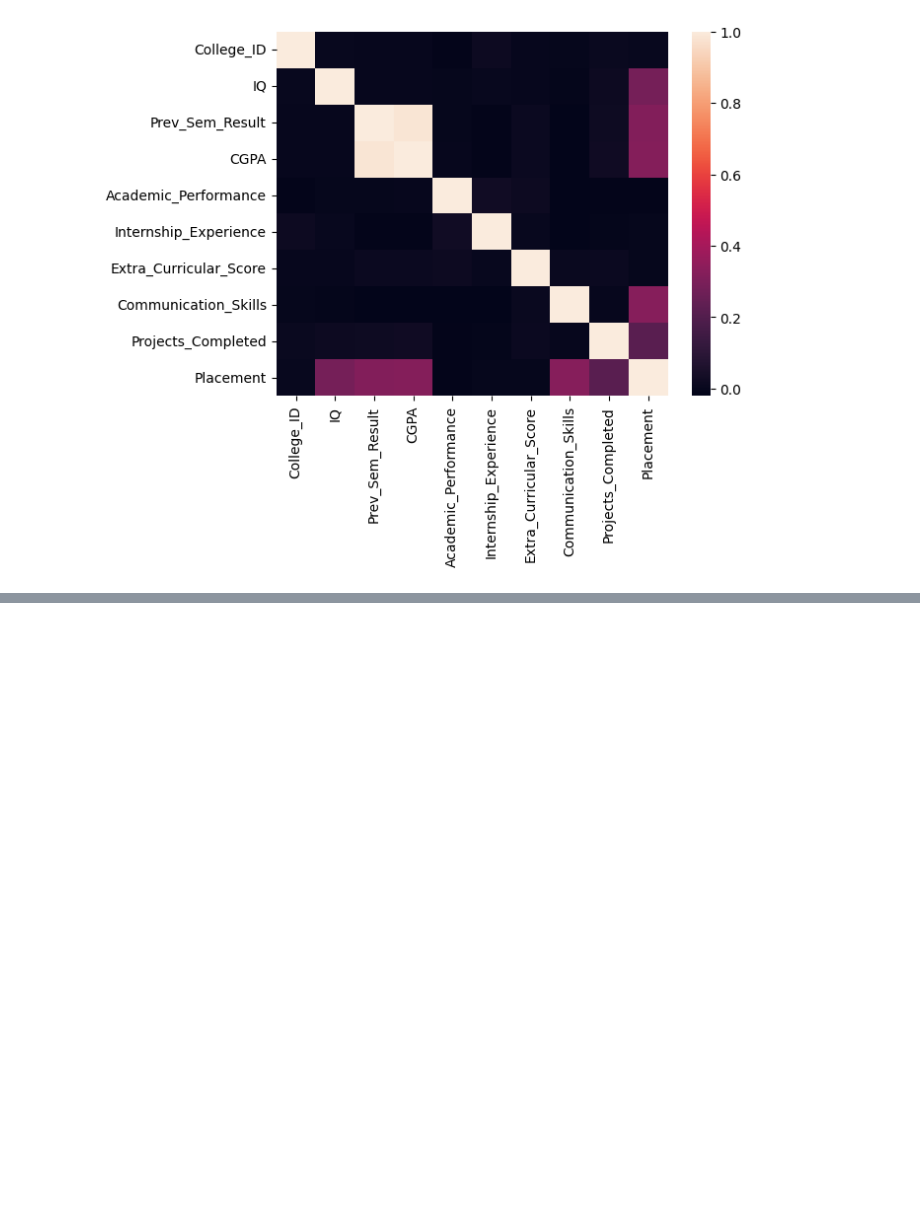
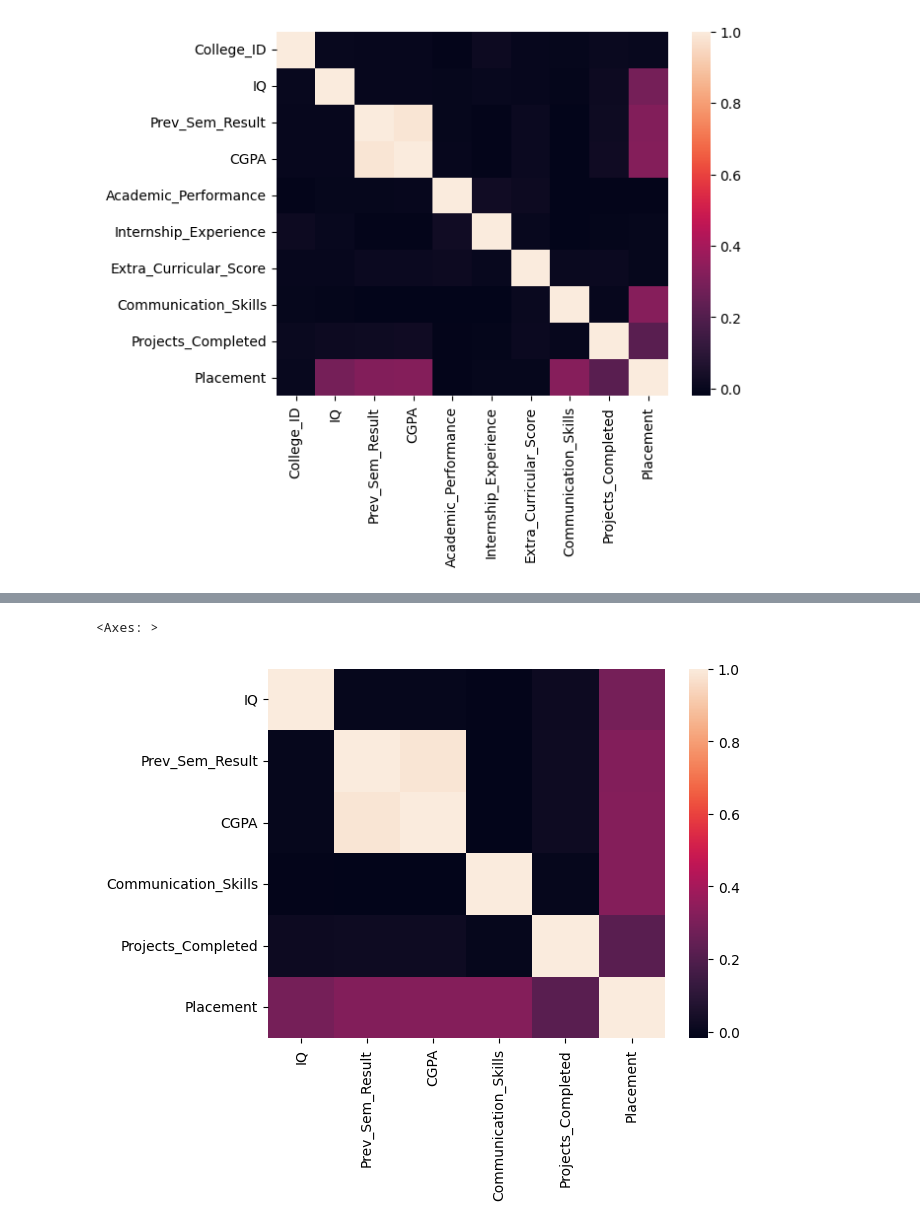
Before and after one commit to gojorojo001/ds-project-1, a Jupyter notebook: ds-project-1.ipynb, the cells around one changed output, grey strips where cells are left out. Cells and saved outputs as stored; diff of their text form; code cells hidden in the pictures; blank space fills up the shorter version.

```diff
--- a/ds-project-1.ipynb
+++ b/ds-project-1.ipynb
@@ -48,0 +68,5 @@ sns.heatmap(corr_matrix)
+# %%
+#Selection of those on which the placement is dependent. this is called the 'FEATURE SELECTION'
+feature_selected_data =  data[[data.columns[1],data.columns[2],
+                               data.columns[3],data.columns[7],
+                               data.columns[8],data.columns[9]]]
@@ -48,0 +89,6 @@ sns.heatmap(corr_matrix)
+# %%
+#Placement is the taget features. But the things on which the placement is dependent are called 'Input features'.
+sns.heatmap(feature_selected_data.corr())
+# %% [output]
+<Axes: >
+[figure, added]
```
Also changed, not shown: parts of 6 cells of this notebook.
